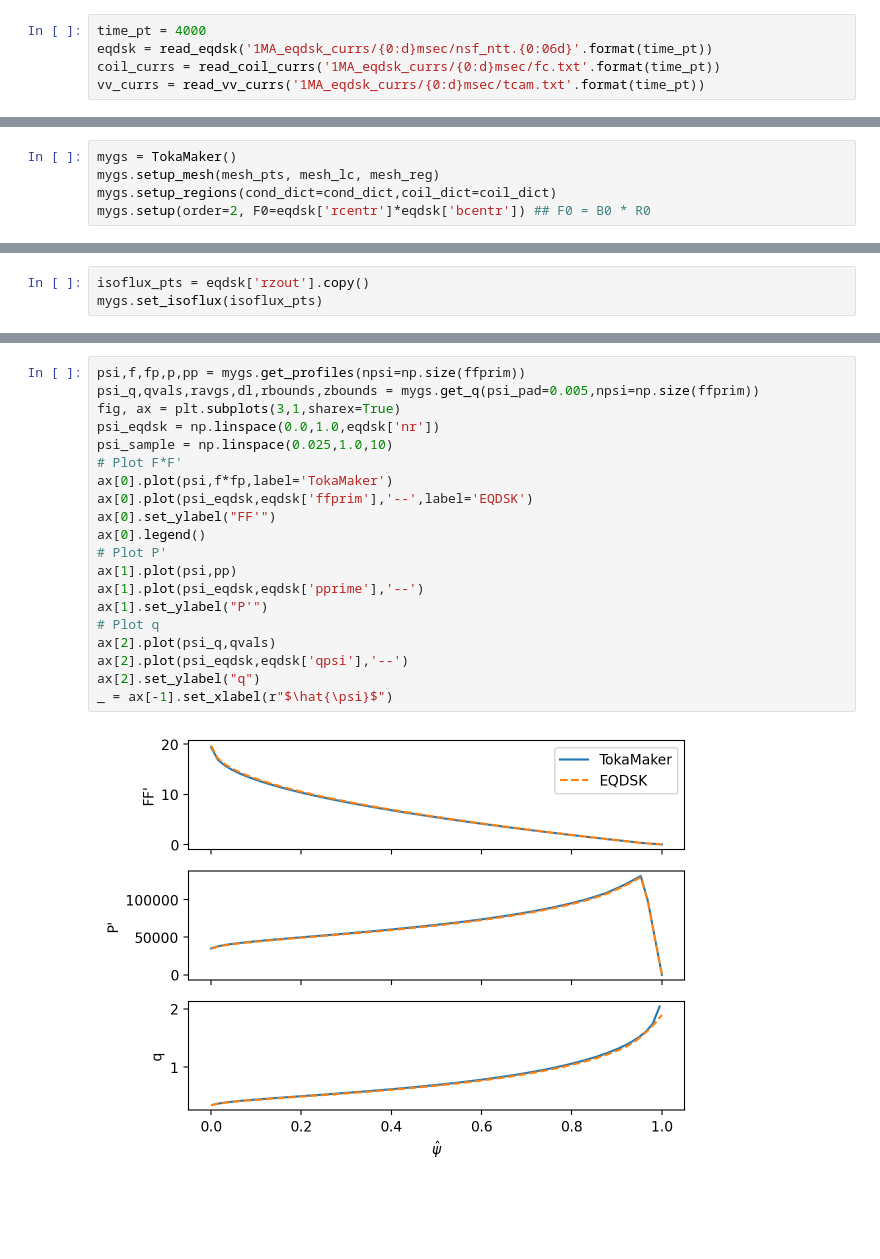
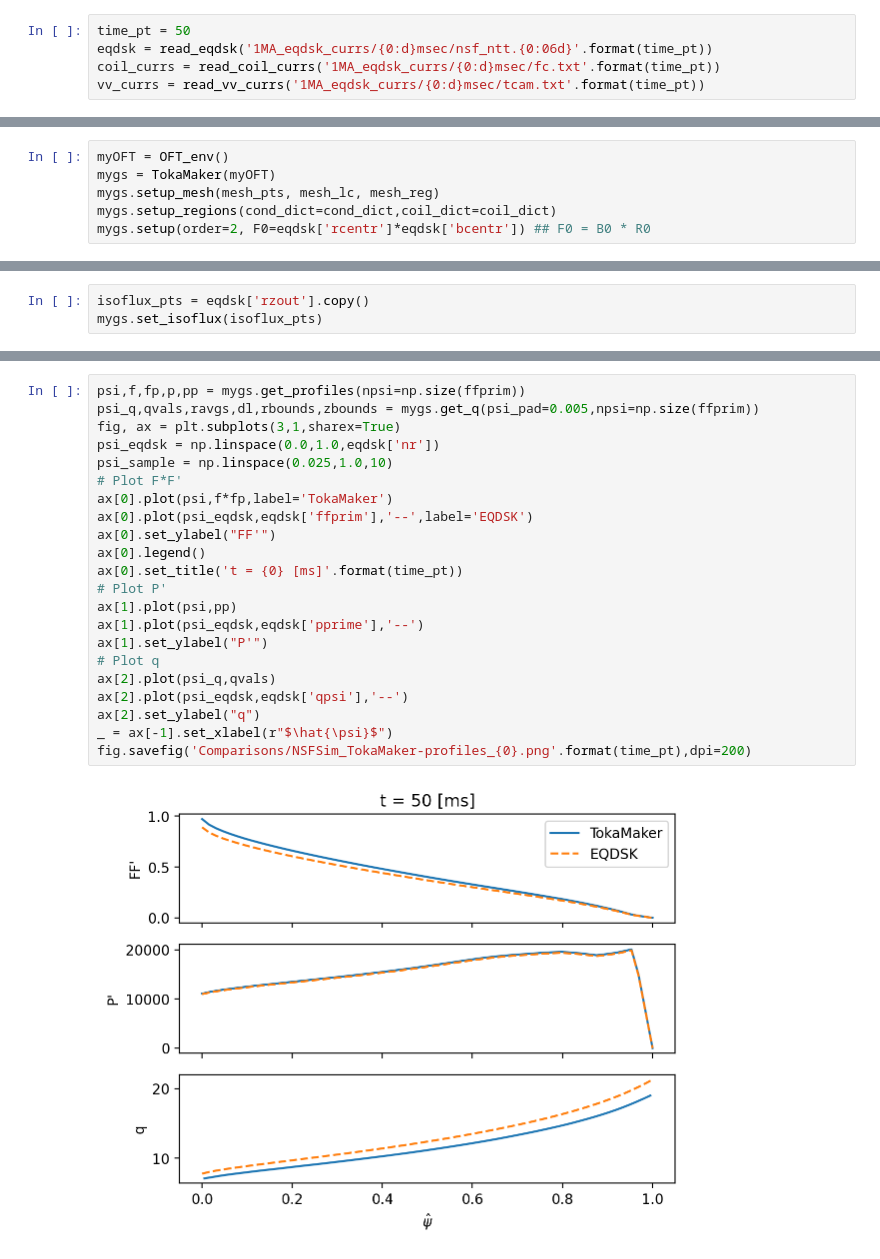
Before and after one commit to hansec/CU_NextStep, a Jupyter notebook: NSFSim_comparison/Full_comparison-eddy.ipynb, the cells around one changed output, grey strips where cells are left out. Cells and saved outputs as stored; diff of their text form; blank space fills up the shorter version.

Commit message:
Update scripts for paper comparison

```diff
--- a/NSFSim_comparison/Full_comparison-eddy.ipynb
+++ b/NSFSim_comparison/Full_comparison-eddy.ipynb
@@ -38,7 +39,7 @@ def read_vv_currs(filename):
 # %% [markdown]
 # Inputs
 # %%
-time_pt = 4000
+time_pt = 50
 eqdsk = read_eqdsk('1MA_eqdsk_currs/{0:d}msec/nsf_ntt.{0:06d}'.format(time_pt))
 coil_currs = read_coil_currs('1MA_eqdsk_currs/{0:d}msec/fc.txt'.format(time_pt))
 vv_currs = read_vv_currs('1MA_eqdsk_currs/{0:d}msec/tcam.txt'.format(time_pt))
@@ -48,7 +46,8 @@ vv_currs = read_vv_currs('1MA_eqdsk_currs/{0:d}msec/tcam.txt'.format(time_pt))
 # %%
 mesh_pts,mesh_lc,mesh_reg,coil_dict,cond_dict = load_gs_mesh('nextstep_mesh-dina.h5')
 # %%
-mygs = TokaMaker()
+myOFT = OFT_env()
+mygs = TokaMaker(myOFT)
 mygs.setup_mesh(mesh_pts, mesh_lc, mesh_reg)
 mygs.setup_regions(cond_dict=cond_dict,coil_dict=coil_dict)
 mygs.setup(order=2, F0=eqdsk['rcentr']*eqdsk['bcentr']) ## F0 = B0 * R0
@@ -150,25 +156,27 @@ mygs.plot_constraints(fig,ax)
 # %%
 psi,f,fp,p,pp = mygs.get_profiles(npsi=np.size(ffprim))
 psi_q,qvals,ravgs,dl,rbounds,zbounds = mygs.get_q(psi_pad=0.005,npsi=np.size(ffprim))
 fig, ax = plt.subplots(3,1,sharex=True)
 psi_eqdsk = np.linspace(0.0,1.0,eqdsk['nr'])
 psi_sample = np.linspace(0.025,1.0,10)
 # Plot F*F'
 ax[0].plot(psi,f*fp,label='TokaMaker')
 ax[0].plot(psi_eqdsk,eqdsk['ffprim'],'--',label='EQDSK')
 ax[0].set_ylabel("FF'")
 ax[0].legend()
+ax[0].set_title('t = {0} [ms]'.format(time_pt))
 # Plot P'
 ax[1].plot(psi,pp)
 ax[1].plot(psi_eqdsk,eqdsk['pprime'],'--')
 ax[1].set_ylabel("P'")
 # Plot q
 ax[2].plot(psi_q,qvals)
 ax[2].plot(psi_eqdsk,eqdsk['qpsi'],'--')
 ax[2].set_ylabel("q")
 _ = ax[-1].set_xlabel(r"$\hat{\psi}$")
+fig.savefig('Comparisons/NSFSim_TokaMaker-profiles_{0}.png'.format(time_pt),dpi=200)
 # %% [output]
-[figure, old version]
+[figure, new version]
 # %%
 tMaker_currs, _ = mygs.get_coil_currents()
 # imap = [0,1,2,3,10,4,9,5,8,6,7,11,12]
```
Also changed, not shown: parts of 8 cells of this notebook, 6 other files.
